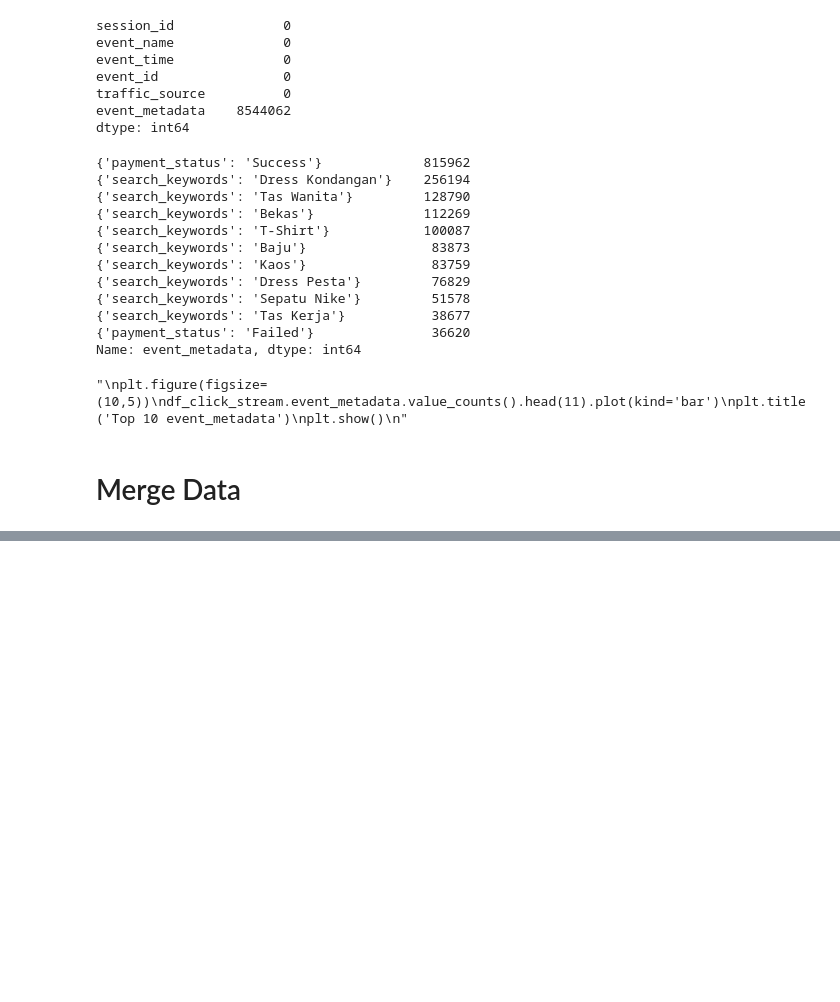
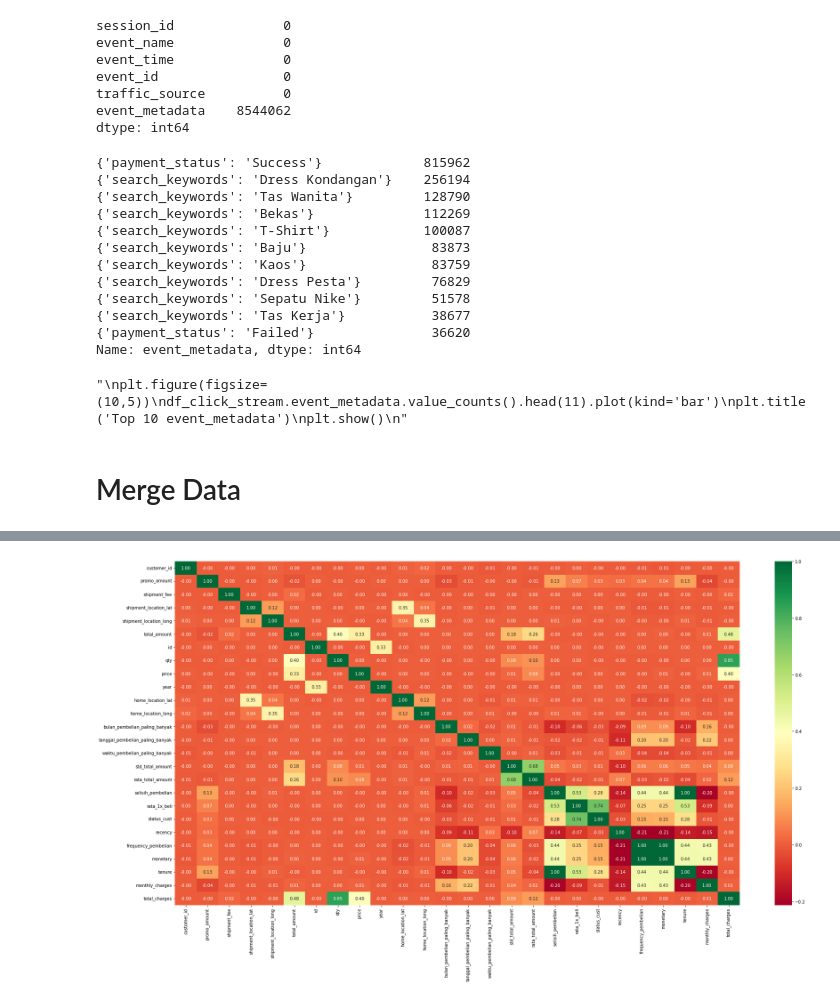
Before and after one commit to Gugun-gnwn/Final-Project, a Jupyter notebook: Final-Pro_Merge.ipynb, the cells around one changed output, grey strips where cells are left out. Cells and saved outputs as stored; diff of their text form; code cells hidden in the pictures; blank space fills up the shorter version.

```diff
--- a/Final-Pro_Merge.ipynb
+++ b/Final-Pro_Merge.ipynb
@@ -1067,0 +1215,5 @@ df.corr()
+# %%
+# Tenure
+# Jumlah bulan yang telah berlangganan
+df['tenure'] = (df['tanggal_pembelian_akhir'] - df['tanggal_pembelian_awal']).dt.days /30
+df['tenure'].value_counts()
@@ -1067,0 +1235,3 @@ df.corr()
+# %%
+# MonthlyCharges
+df['monthly_charges'] = (df['monetary'] / df['tenure']).round(2)
@@ -1067,0 +1253,4 @@ df.corr()
+# %%
+# Replace infinity value with mean value
+df['monthly_charges'].replace([np.inf, -np.inf], np.nan, inplace=True)
+df['monthly_charges'].fillna(df['monthly_charges'].mean(), inplace=True)
@@ -1067,0 +1259,3 @@ df.corr()
+# %%
+# TotalCharges
+df['total_charges'] = df['price'] * df['qty'] + df['shipment_fee']
@@ -1067,0 +1303,7 @@ df.corr()
+# %%
+# Cek korelasi antar variabel
+plt.figure(figsize=(30,15))
+sns.heatmap(df.corr(), annot=True, fmt='.2f', cmap='RdYlGn')
+plt.show()
+# %% [output]
+[figure, added]
```
Also changed, not shown: parts of 78 cells of this notebook.
